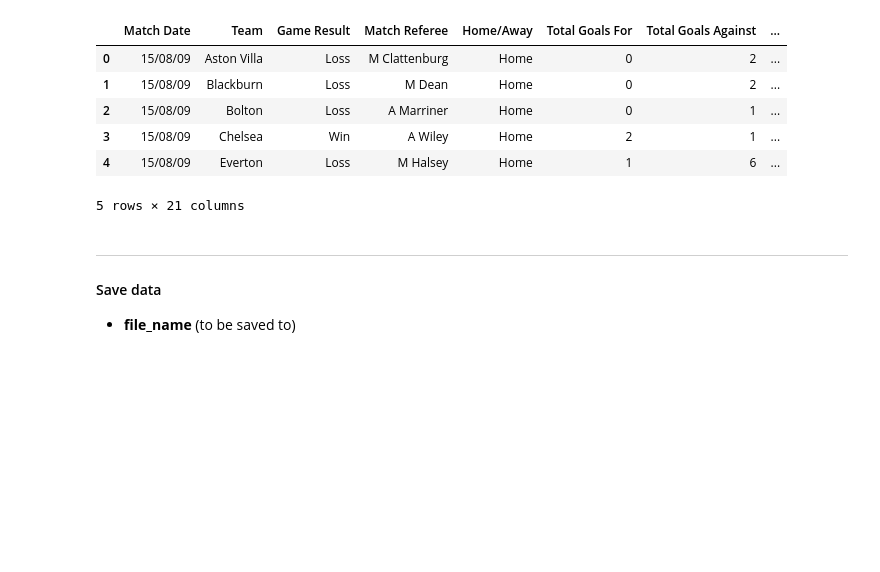
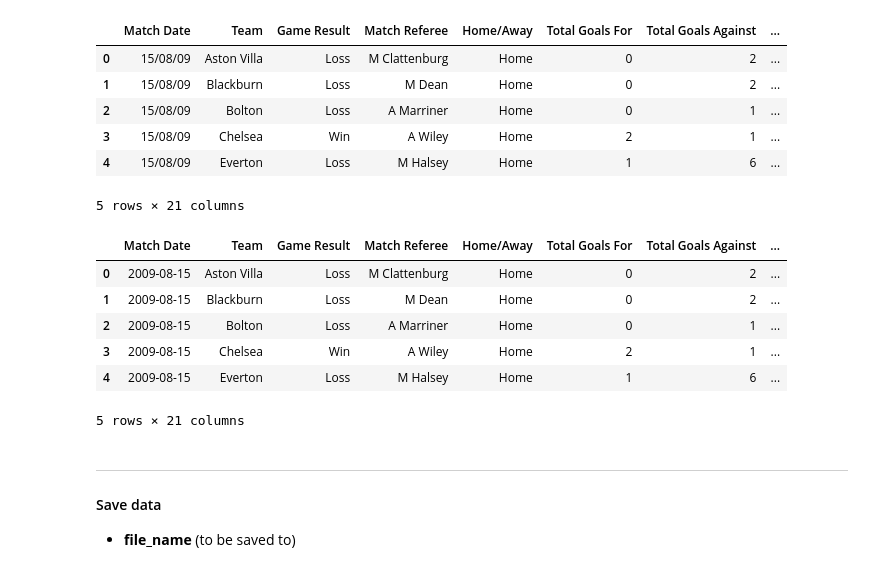
Before and after one commit to nataliebrown22/BAIS3140_final_project_repo, a Jupyter notebook: code/notebooks/01_BAIS3140_transforming_dataset.ipynb, the cells around one changed output. Cells and saved outputs as stored; diff of their text form; code cells hidden in the pictures; blank space fills up the shorter version.

```diff
--- a/code/notebooks/01_BAIS3140_transforming_dataset.ipynb
+++ b/code/notebooks/01_BAIS3140_transforming_dataset.ipynb
@@ -231,6 +231,21 @@ melted_df.head()
 | 3 | 15/08/09 | Chelsea | Win | A Wiley | Home | 2 | 1 | ... |
 | 4 | 15/08/09 | Everton | Loss | M Halsey | Home | 1 | 6 | ... |
 5 rows × 21 columns
+# %%
+# Convert 'Match Date' to datetime
+melted_df['Match Date'] = pd.to_datetime(melted_df['Match Date'], format='%d/%m/%y')
+# Filter out rows where the year is 2019
+melted_df = melted_df[melted_df['Match Date'].dt.year != 2019]
+
+melted_df.head()
+# %% [output]
+|  | Match Date | Team | Game Result | Match Referee | Home/Away | Total Goals For | Total Goals Against | ... |
+| 0 | 2009-08-15 | Aston Villa | Loss | M Clattenburg | Home | 0 | 2 | ... |
+| 1 | 2009-08-15 | Blackburn | Loss | M Dean | Home | 0 | 2 | ... |
+| 2 | 2009-08-15 | Bolton | Loss | A Marriner | Home | 0 | 1 | ... |
+| 3 | 2009-08-15 | Chelsea | Win | A Wiley | Home | 2 | 1 | ... |
+| 4 | 2009-08-15 | Everton | Loss | M Halsey | Home | 1 | 6 | ... |
+5 rows × 21 columns
 # %% [markdown]
 ---
 #### Save data
```
Also changed, not shown: 3 other files.
